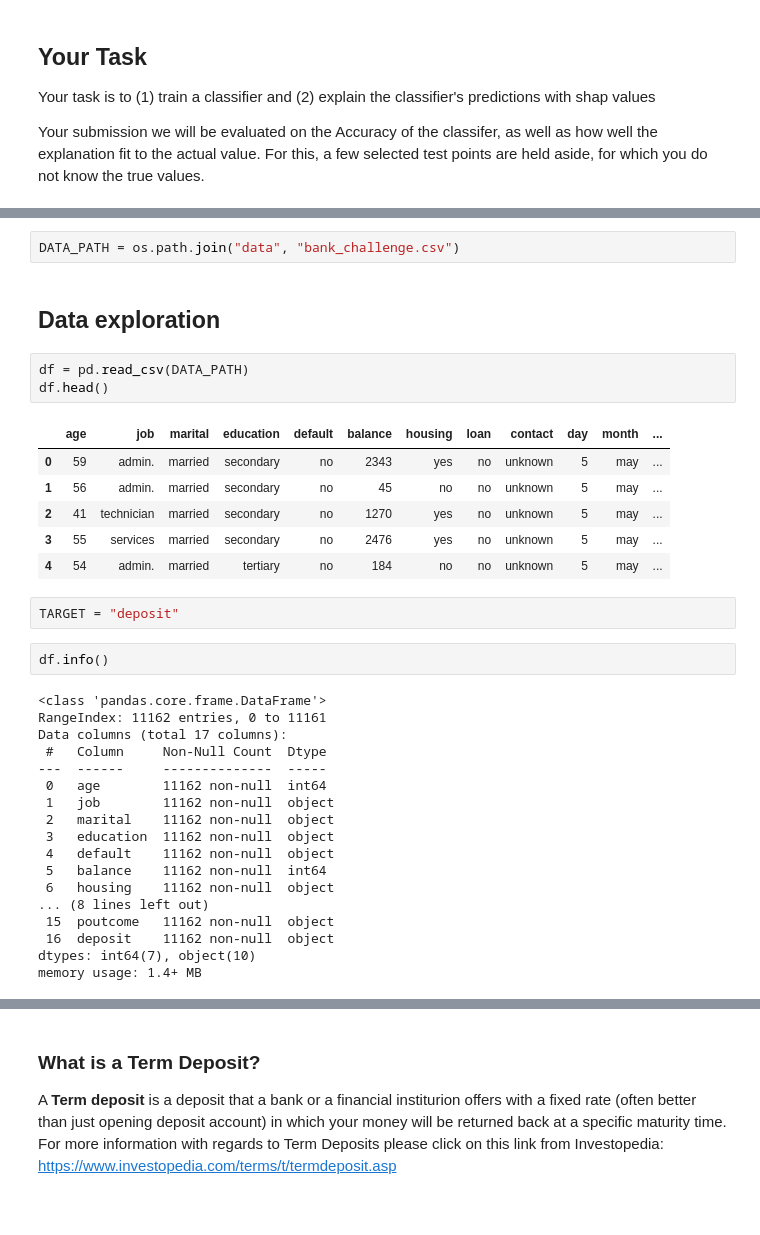
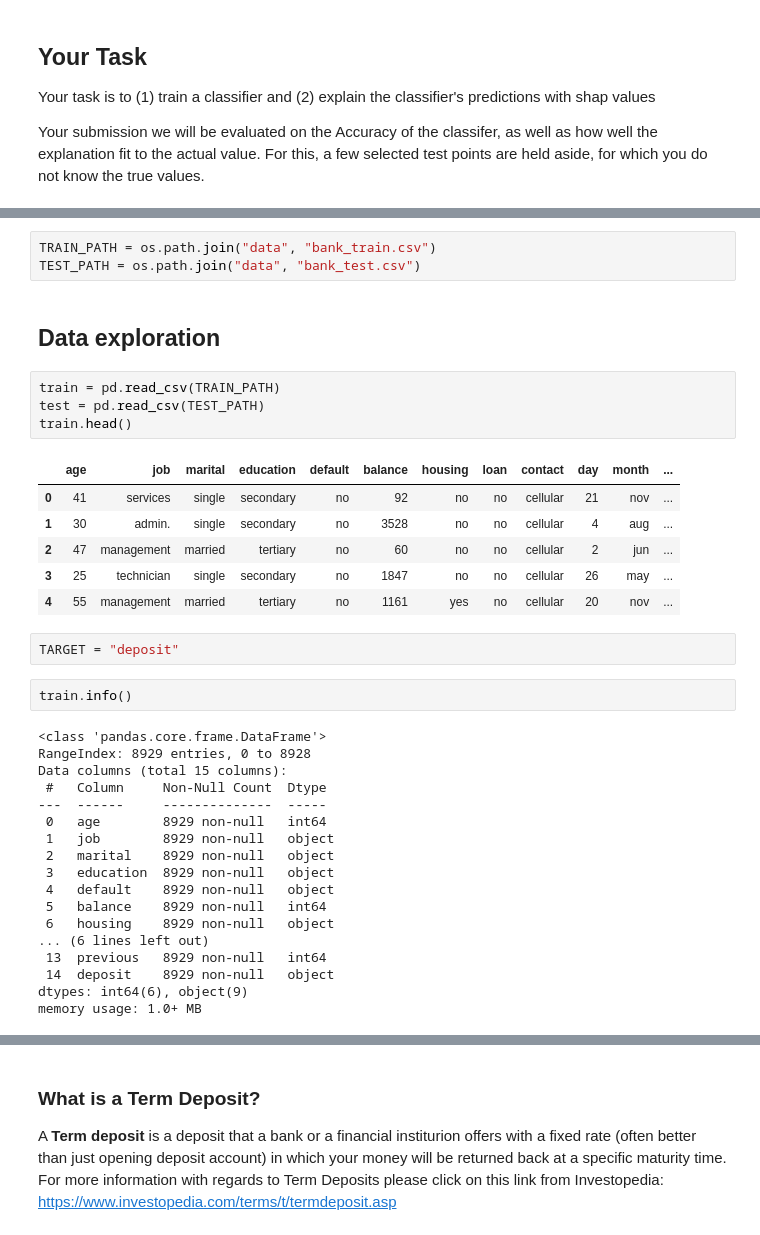
Before and after one commit to MoritzM00/Linkit-Beginner-Challenge-Explainable-ML, a Jupyter notebook: challenge.ipynb, the cells around one changed output, grey strips where cells are left out. Cells and saved outputs as stored; diff of their text form.

```diff
--- a/challenge.ipynb
+++ b/challenge.ipynb
@@ -31,39 +37,41 @@ shap.initjs()
 # %%
-DATA_PATH = os.path.join("data", "bank_challenge.csv")
+TRAIN_PATH = os.path.join("data", "bank_train.csv")
+TEST_PATH = os.path.join("data", "bank_test.csv")
 # %% [markdown]
 ## Data exploration
-# %%
-df = pd.read_csv(DATA_PATH)
-df.head()
-# %% [output]
-|  | age | job | marital | education | default | balance | housing | loan | contact | day | month | ... |
-| 0 | 59 | admin. | married | secondary | no | 2343 | yes | no | unknown | 5 | may | ... |
-| 1 | 56 | admin. | married | secondary | no | 45 | no | no | unknown | 5 | may | ... |
-| 2 | 41 | technician | married | secondary | no | 1270 | yes | no | unknown | 5 | may | ... |
-| 3 | 55 | services | married | secondary | no | 2476 | yes | no | unknown | 5 | may | ... |
-| 4 | 54 | admin. | married | tertiary | no | 184 | no | no | unknown | 5 | may | ... |
+# %%
+train = pd.read_csv(TRAIN_PATH)
+test = pd.read_csv(TEST_PATH)
+train.head()
+# %% [output]
+|  | age | job | marital | education | default | balance | housing | loan | contact | day | month | ... |
+| 0 | 41 | services | single | secondary | no | 92 | no | no | cellular | 21 | nov | ... |
+| 1 | 30 | admin. | single | secondary | no | 3528 | no | no | cellular | 4 | aug | ... |
+| 2 | 47 | management | married | tertiary | no | 60 | no | no | cellular | 2 | jun | ... |
+| 3 | 25 | technician | single | secondary | no | 1847 | no | no | cellular | 26 | may | ... |
+| 4 | 55 | management | married | tertiary | no | 1161 | yes | no | cellular | 20 | nov | ... |
 # %%
 TARGET = "deposit"
 # %%
-df.info()
+train.info()
 # %% [output]
 <class 'pandas.core.frame.DataFrame'>
-RangeIndex: 11162 entries, 0 to 11161
-Data columns (total 17 columns):
+RangeIndex: 8929 entries, 0 to 8928
+Data columns (total 15 columns):
  #   Column     Non-Null Count  Dtype
 ---  ------     --------------  -----
- 0   age        11162 non-null  int64
- 1   job        11162 non-null  object
- 2   marital    11162 non-null  object
- 3   education  11162 non-null  object
- 4   default    11162 non-null  object
- 5   balance    11162 non-null  int64
- 6   housing    11162 non-null  object
-... (8 lines left out)
- 15  poutcome   11162 non-null  object
- 16  deposit    11162 non-null  object
-dtypes: int64(7), object(10)
-memory usage: 1.4+ MB
+ 0   age        8929 non-null   int64
+ 1   job        8929 non-null   object
+ 2   marital    8929 non-null   object
+ 3   education  8929 non-null   object
+ 4   default    8929 non-null   object
+ 5   balance    8929 non-null   int64
+ 6   housing    8929 non-null   object
+... (6 lines left out)
+ 13  previous   8929 non-null   int64
+ 14  deposit    8929 non-null   object
+dtypes: int64(6), object(9)
+memory usage: 1.0+ MB
 # %% [markdown]
 ## Attributes Description <br>
 
```
Also changed, not shown: parts of 20 cells of this notebook.
